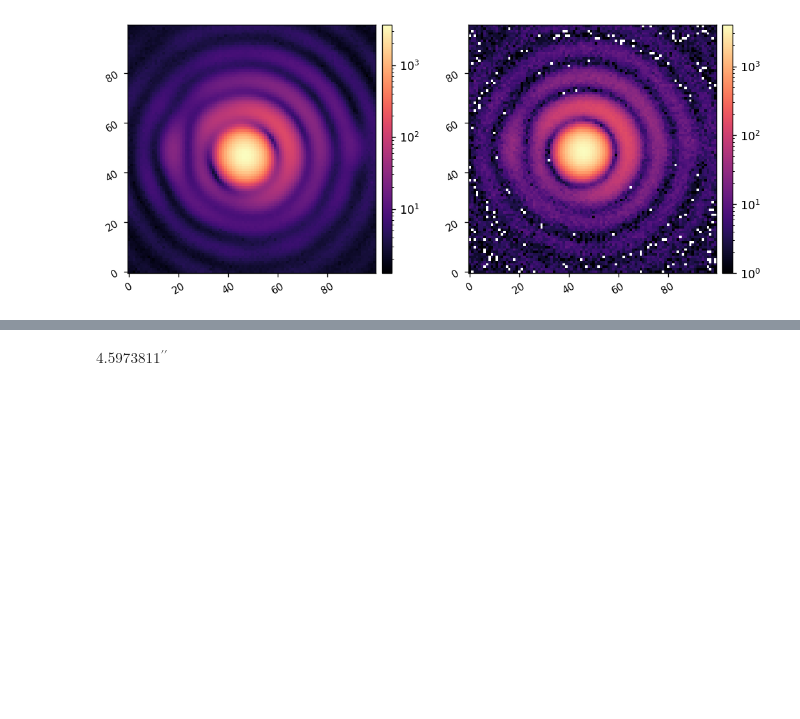
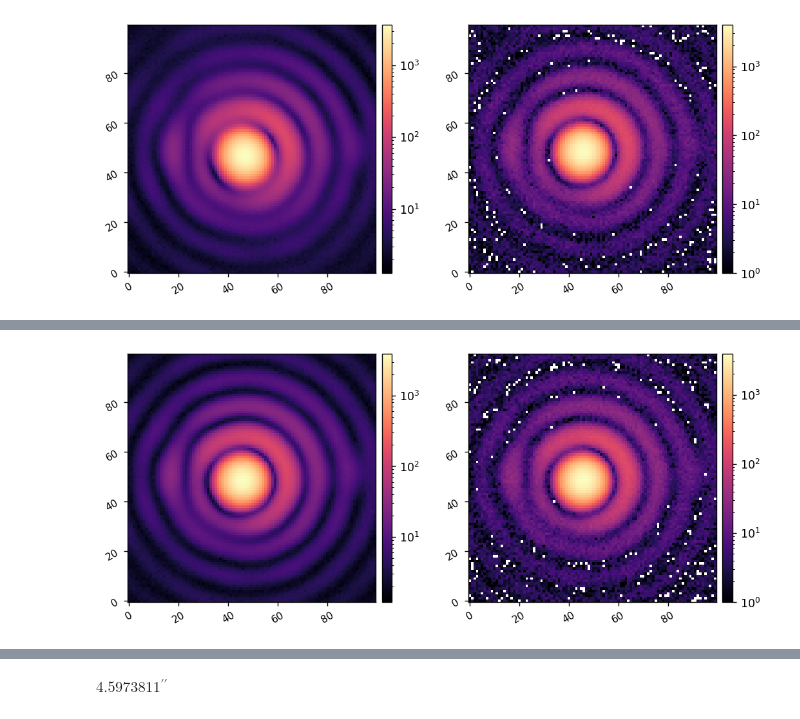
Before and after one commit to nick-lambert/fsm-exps, a Jupyter notebook: record_step_modulation.ipynb, the cells around one changed output, grey strips where cells are left out. Saved outputs shown, nothing was run; the diff lists cells and outputs as text; code cells hidden in the pictures; blank space fills up the shorter version.

```diff
--- a/record_step_modulation.ipynb
+++ b/record_step_modulation.ipynb
@@ -239,0 +232,13 @@ plt.show()
+# %%
+# data = utils.load_pickle(f'data/modulation/{20241210}_step_mod.pkl')
+data = utils.load_pickle(f'data/modulation/{20241210}_step_mod_3.pkl')
+ims = data['IMAGES']
+
+N = ims.shape[0]
+fps = data['FPS']
+times = np.linspace(0, data['T_TOTAL'], N)
+
+mean_frame = np.mean(ims, axis=0)
+imshow2(mean_frame, ims[0], lognorm=True)
+# %% [output]
+[figure, added]
```
Also changed, not shown: parts of 4 cells of this notebook, 1 other file.
